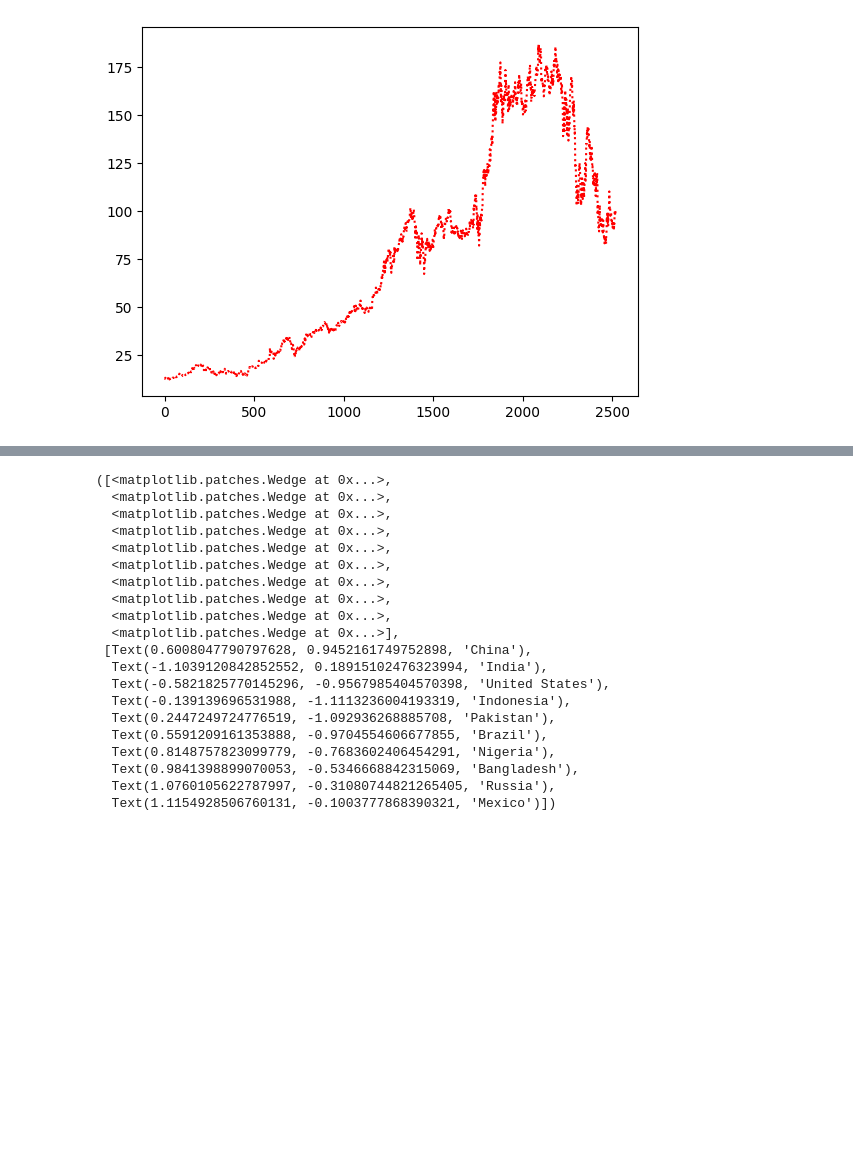
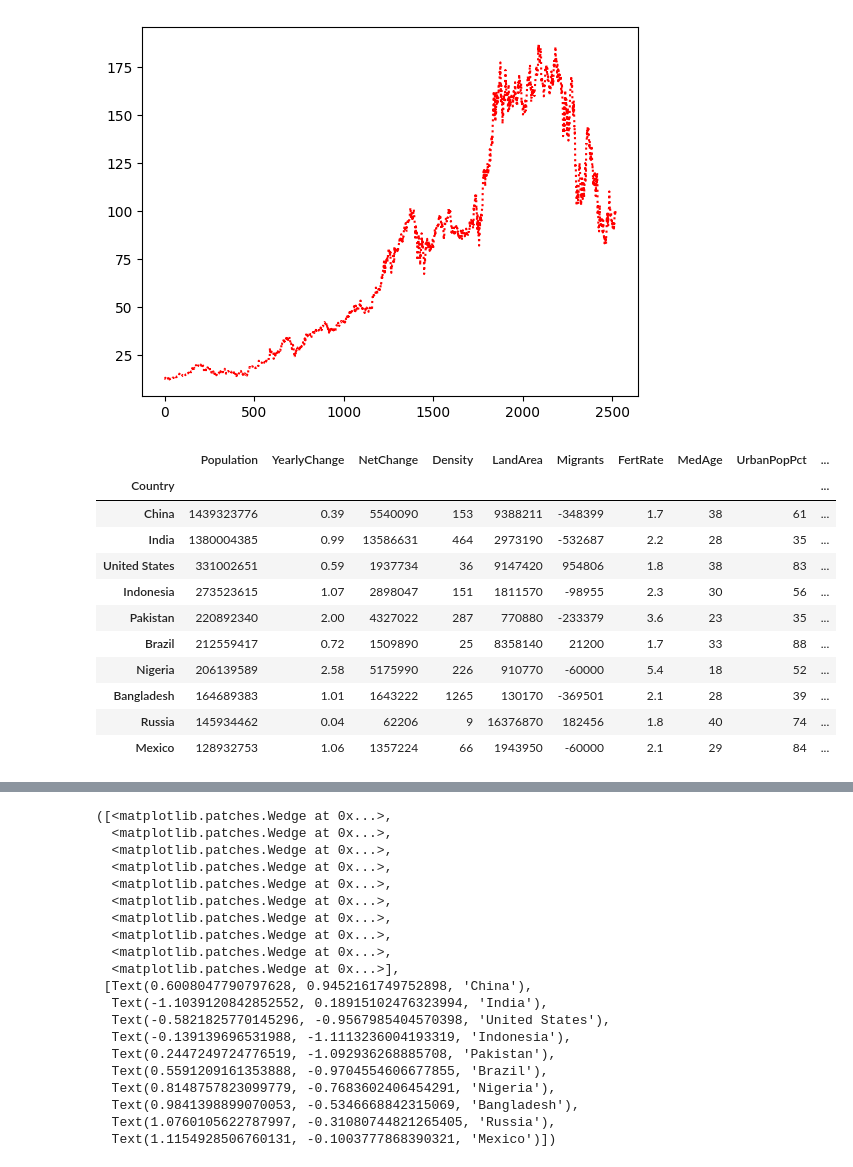
Before and after one commit to ppedvAG/Python-DS-ML-257314, a Jupyter notebook: DataScience_MachineLearning/M005.ipynb, the cells around one changed output, grey strips where cells are left out. Saved outputs shown, nothing was run; the diff lists cells and outputs as text; code cells hidden in the pictures; blank space fills up the shorter version.

```diff
--- a/DataScience_MachineLearning/M005.ipynb
+++ b/DataScience_MachineLearning/M005.ipynb
@@ -57,0 +58,15 @@ population = pd.read_csv("data/PopulationDataDone.csv", index_col=0)[:10]
+# %%
+population
+# %% [output]
+|  | Population | YearlyChange | NetChange | Density | LandArea | Migrants | FertRate | MedAge | UrbanPopPct | ... |
+| Country |  |  |  |  |  |  |  |  |  | ... |
+| China | 1439323776 | 0.39 | 5540090 | 153 | 9388211 | -348399 | 1.7 | 38 | 61 | ... |
+| India | 1380004385 | 0.99 | 13586631 | 464 | 2973190 | -532687 | 2.2 | 28 | 35 | ... |
+| United States | 331002651 | 0.59 | 1937734 | 36 | 9147420 | 954806 | 1.8 | 38 | 83 | ... |
+| Indonesia | 273523615 | 1.07 | 2898047 | 151 | 1811570 | -98955 | 2.3 | 30 | 56 | ... |
+| Pakistan | 220892340 | 2.00 | 4327022 | 287 | 770880 | -233379 | 3.6 | 23 | 35 | ... |
+| Brazil | 212559417 | 0.72 | 1509890 | 25 | 8358140 | 21200 | 1.7 | 33 | 88 | ... |
+| Nigeria | 206139589 | 2.58 | 5175990 | 226 | 910770 | -60000 | 5.4 | 18 | 52 | ... |
+| Bangladesh | 164689383 | 1.01 | 1643222 | 1265 | 130170 | -369501 | 2.1 | 28 | 39 | ... |
+| Russia | 145934462 | 0.04 | 62206 | 9 | 16376870 | 182456 | 1.8 | 40 | 74 | ... |
+| Mexico | 128932753 | 1.06 | 1357224 | 66 | 1943950 | -60000 | 2.1 | 29 | 84 | ... |
```
Also changed, not shown: parts of 2 cells of this notebook, 4 other files.
